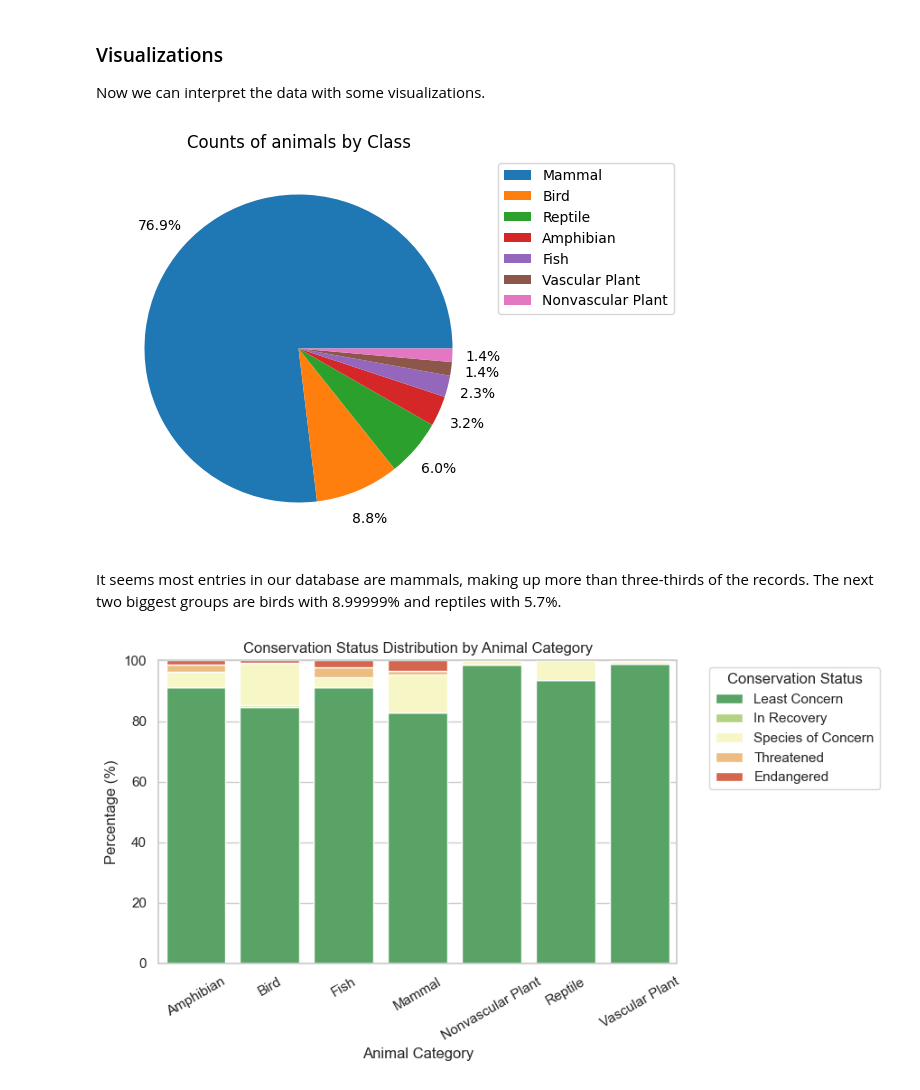
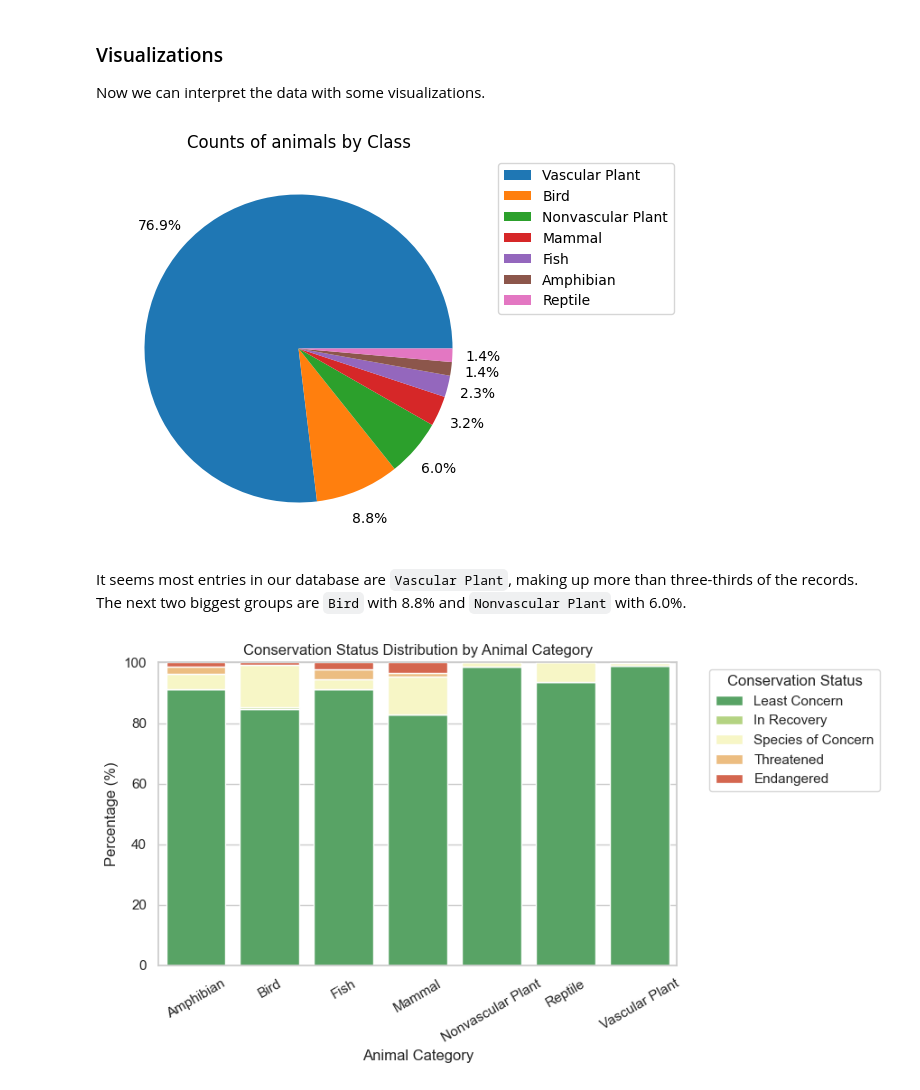
Before and after one commit to wilson-inacio/Biodiversity, a Jupyter notebook: biodiversity.ipynb, the cells around one changed output. Drawn from its saved outputs; the diff is of its cells as text; code cells hidden in the pictures.

```diff
--- a/biodiversity.ipynb
+++ b/biodiversity.ipynb
@@ -131,15 +137,20 @@ species.head()
 
 Now we can interpret the data with some visualizations.
 # %%
+# Creating a plot to visualize how the species is divided within its categories
 plt.figure(figsize = (9,5))
 plt.title('Counts of animals by Class')
-plt.pie(x = species['category'].value_counts(), autopct = '%.1f%%', pctdistance =1.2)
-plt.legend(labels = species['category'].unique(), bbox_to_anchor = (1,1))
+
+counts = species['category'].value_counts()
+
+plt.pie(x = counts, autopct = '%.1f%%', pctdistance =1.2)
+plt.legend(labels = counts.index, bbox_to_anchor = (1,1))
+plt.savefig('Animal_counts_by_class.png')
 plt.show()
 # %% [output]
-[figure, old version]
+[figure, new version]
 # %% [markdown]
-It seems most entries in our database are mammals, making up more than three-thirds of the records. The next two biggest groups are birds with 8.99999% and reptiles with 5.7%.
+It seems most entries in our database are `Vascular Plant`, making up more than three-thirds of the records. The next two biggest groups are `Bird` with 8.8% and `Nonvascular Plant` with 6.0%.
 # %%
 # Defining desired order of conservation statuses
 status_order = ['Least Concern', 'In Recovery', 'Species of Concern', 'Threatened', 'Endangered']
```
Also changed, not shown: parts of 11 cells of this notebook, 20 other files.
